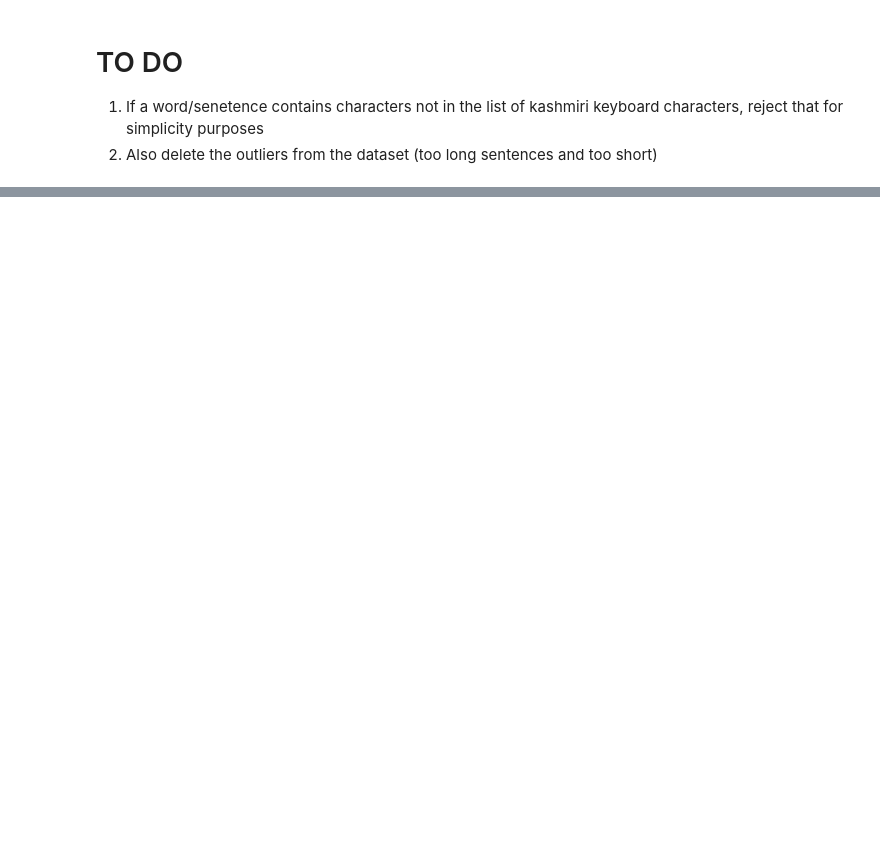
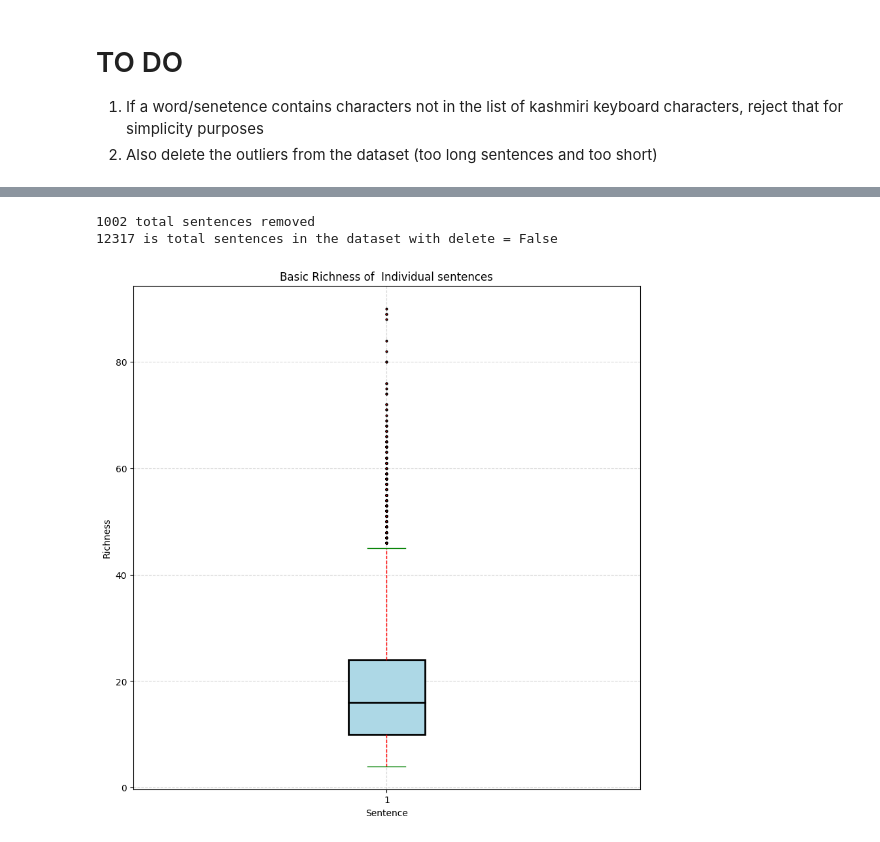
Before and after one commit to mshafi710/kttsdataenrichment, a Jupyter notebook: Text_Extraction.ipynb, the cells around one changed output, grey strips where cells are left out. Drawn from its saved outputs; the diff is of its cells as text; code cells hidden in the pictures; blank space fills up the shorter version.

```diff
--- a/Text_Extraction.ipynb
+++ b/Text_Extraction.ipynb
@@ -327,3 +357,26 @@ plt.plot(mycorpus._basic_richness_list)
+# %%
+data = df[condition]['richness']
+removed = mycorpus._total_sentences - len(data)
+print("{} total sentences removed ".format(removed))
+print("{} is total sentences in the dataset with delete = False".format(len(data)))
+# %% [output]
+1002 total sentences removed
+12317 is total sentences in the dataset with delete = False
+# %%
+plt.figure(figsize=(10, 10))
+plt.boxplot(mycorpus._basic_richness_list, patch_artist=True,  boxprops=dict(facecolor='lightblue', linewidth=2), flierprops=dict(marker='.', markersize=4, markerfacecolor='red'),\
+            capprops=dict(color='green'),\
+            medianprops=dict(color='black', linewidth=2),\
+            whiskerprops=dict(color='red', linestyle='--')
+            )
+# Adding gridlines
+plt.grid(True, linestyle='--', alpha=0.5)
+plt.xlabel('Sentence')
+plt.ylabel('Richness')
+plt.title('Basic Richness of  Individual sentences')
+plt.show()
+# %% [output]
+[figure, added]
 # %%
 plt.plot(mycorpus._sentence_char_lengths_list)
 # %% [output]
```
Also changed, not shown: parts of 19 cells of this notebook.
